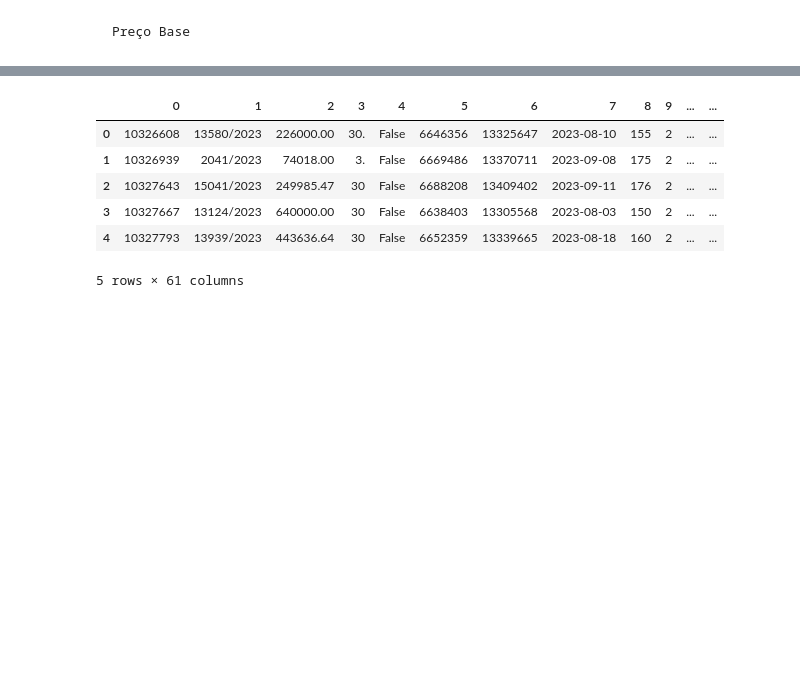
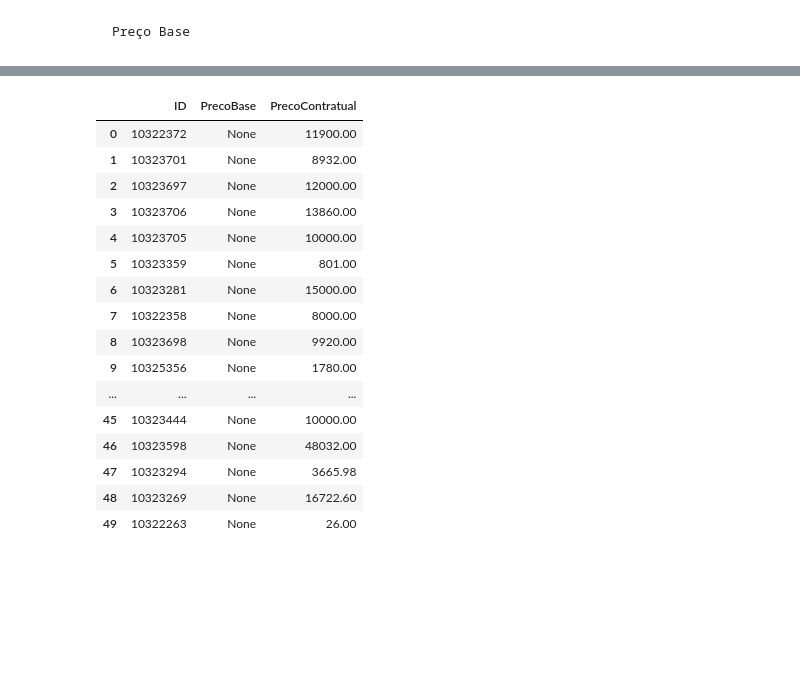
Before and after one commit to francisco-vpereira/ForceraIntership, a Jupyter notebook: forcera/scripts/contratos_v2.ipynb, the cells around one changed output, grey strips where cells are left out. Cells and saved outputs as stored; diff of their text form; code cells hidden in the pictures; blank space fills up the shorter version.

```diff
--- a/forcera/scripts/contratos_v2.ipynb
+++ b/forcera/scripts/contratos_v2.ipynb
@@ -232,14 +334,15 @@ def preco_contrato3(id_anuncio):
         FROM "contratos"
         WHERE id IN %s; ''', (tuple(id_anuncio),))
 
-    preco = list(cur.fetchall())
+   #preco = list(cur.fetchall())
+   #
+   #n = len(preco)
+   #p = np.zeros(n)
 
-    n = len(preco)
-    p = np.zeros(n)
+   #for i in range(n):
+   #    p[i] = (preco[i][0]).replace(".", "").replace(",",".").replace("€","")
 
-    for i in range(n):
-        p[i] = (preco[i][0]).replace(".", "").replace(",",".").replace("€","")
-
+    p = np.array(cur.fetchall(), dtype = float).reshape(len(id_anuncio),)
     return p
 
 
@@ -395,9 +551,10 @@ pc = preco_contrato3(ids_nn)
 def redflag(pbase, pcontr, tol, ids):
 
     """
-    Função que calcula o preço base e preço contratual de um contrato realizadp
+    Função que calcula a diferença entre o preço base e preço contratual de um contrato realizado
     Se o preço contratual estiver contido num intervalo em torno do preço base é levantada um flag
     O intervalo é definido pelo parâmetro tolerância e é definido como : [preço_base - preço_base*tolerância, preço_base + preço_base*tolerância]
+    Se o preço base não estiver definido, é levantada uma flag também
 
     Parâmetros de entrada :
         pbase : array com os preços base
@@ -426,15 +583,26 @@ def redflag(pbase, pcontr, tol, ids):
     for i in range(n):
 
         # Definir limites superior e inferior, respetivamente
-        up_lim = pbase[i] + tol*pbase[i]
-        lo_lim = pbase[i] - tol*pbase[i]
+        up_lim = pbase[i] * (1 + tol)
+        lo_lim = pbase[i] * (1 - tol)
 
-        if pcontr[i] <= up_lim and pcontr[i] >= lo_lim:
+        #if lo_lim <= pcontr[i] <= up_lim :
+        #    flags[i] = 1
+        #    print('True', pbase[i], pcontr[i])
+        #
+        #elif pbase[i] == 0 :
+        #    flags[i] = 1
+        #
+        #print(up_lim, lo_lim, pbase[i], pcontr[i])
+
+        if pbase[i] == 0:
             flags[i] = 1
 
-        else:
-            pass
+        elif pcontr[i] >= lo_lim :
+            print('True')
 
+        if pbase[i] != 0:
+            print(lo_lim, up_lim, pcontr[i], pbase[i])
 
     # Conversão do tuplo de ids num array de uma coluna
     ids = np.array(ids).reshape((n,))
@@ -444,16 +612,18 @@ def redflag(pbase, pcontr, tol, ids):
 
     # Selecionar contratos onde ocorre flag
     f = ids[pos]
-    f = f.reshape((len(f),1))
 
     # Conversão do conjunto de contratos em tuplo para poder usar como input nas funções que têm como input id's de contratos
+    f = f.reshape((len(f),1))
     f = tuple(map(tuple,f))
 
     return f
 
+pb = preco_base3(ids)
+pc = preco_contrato3(ids)
+coiso = redflag(pb,pc,0.25, ids)
 
-coiso = redflag(pb,pc,.1, ids_nn)
-print(coiso)
-
-contratos(coiso).head(5)
+df = contratos(coiso).head(50).iloc[:,[0,2,18]]
+df = df.rename(columns = {0:'ID',2:'PrecoBase', 18:'PrecoContratual'})
+df
 # %% [output]
@@ -461,10 +647,20 @@ contratos(coiso).head(5)
-|  | 0 | 1 | 2 | 3 | 4 | 5 | 6 | 7 | 8 | 9 | ... | ... |
-| 0 | 10326608 | 13580/2023 | 226000.00 | 30. | False | 6646356 | 13325647 | 2023-08-10 | 155 | 2 | ... | ... |
-| 1 | 10326939 | 2041/2023 | 74018.00 | 3. | False | 6669486 | 13370711 | 2023-09-08 | 175 | 2 | ... | ... |
-| 2 | 10327643 | 15041/2023 | 249985.47 | 30 | False | 6688208 | 13409402 | 2023-09-11 | 176 | 2 | ... | ... |
-| 3 | 10327667 | 13124/2023 | 640000.00 | 30 | False | 6638403 | 13305568 | 2023-08-03 | 150 | 2 | ... | ... |
-| 4 | 10327793 | 13939/2023 | 443636.64 | 30 | False | 6652359 | 13339665 | 2023-08-18 | 160 | 2 | ... | ... |
+|  | ID | PrecoBase | PrecoContratual |
+| 0 | 10322372 | None | 11900.00 |
+| 1 | 10323701 | None | 8932.00 |
+| 2 | 10323697 | None | 12000.00 |
+| 3 | 10323706 | None | 13860.00 |
+| 4 | 10323705 | None | 10000.00 |
+| 5 | 10323359 | None | 801.00 |
+| 6 | 10323281 | None | 15000.00 |
+| 7 | 10322358 | None | 8000.00 |
+| 8 | 10323698 | None | 9920.00 |
+| 9 | 10325356 | None | 1780.00 |
+| ... | ... | ... | ... |
+| 45 | 10323444 | None | 10000.00 |
+| 46 | 10323598 | None | 48032.00 |
+| 47 | 10323294 | None | 3665.98 |
+| 48 | 10323269 | None | 16722.60 |
+| 49 | 10322263 | None | 26.00 |
-5 rows × 61 columns
 # %% [markdown]
 <br>
 
```
Also changed, not shown: parts of 19 cells of this notebook.
